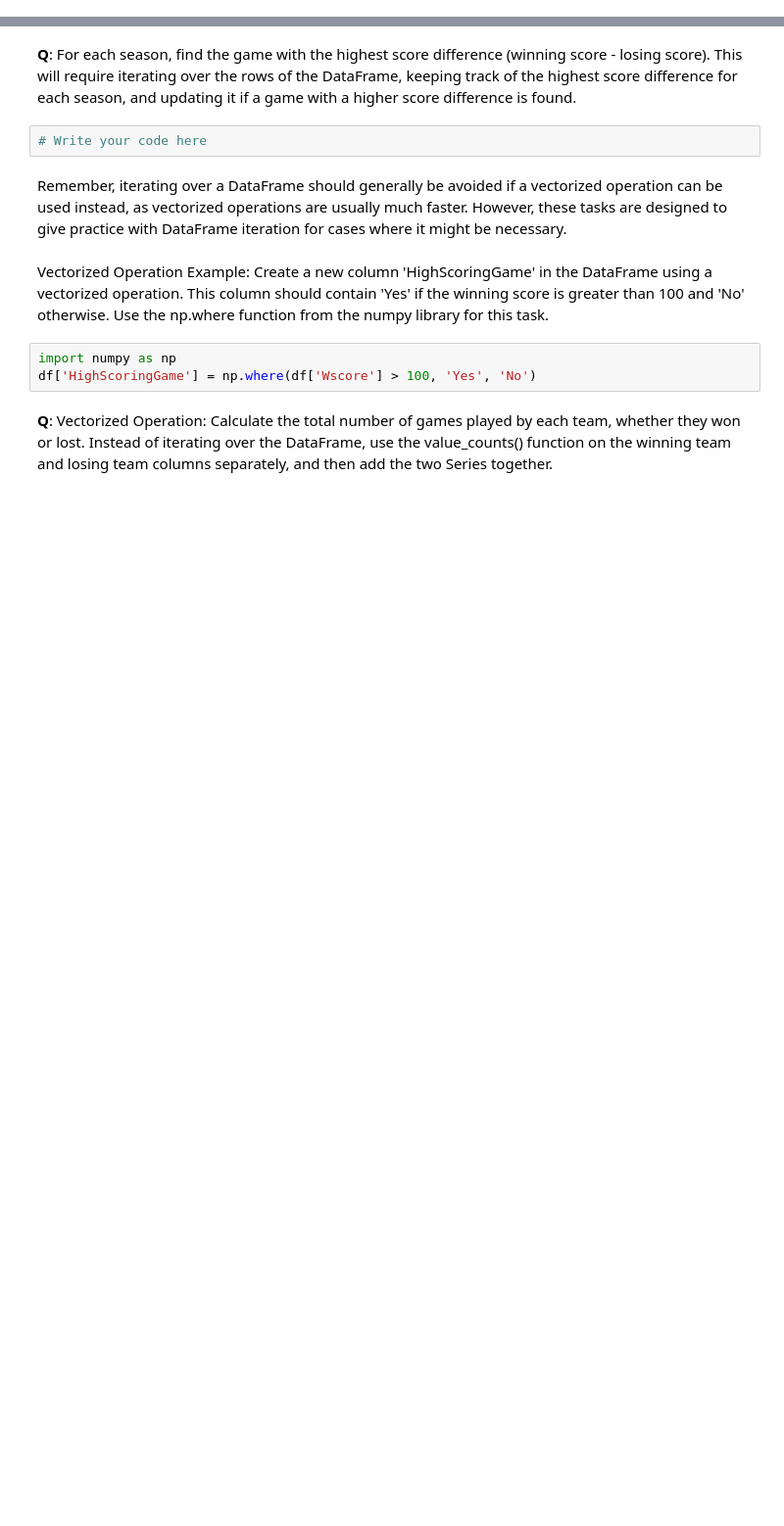
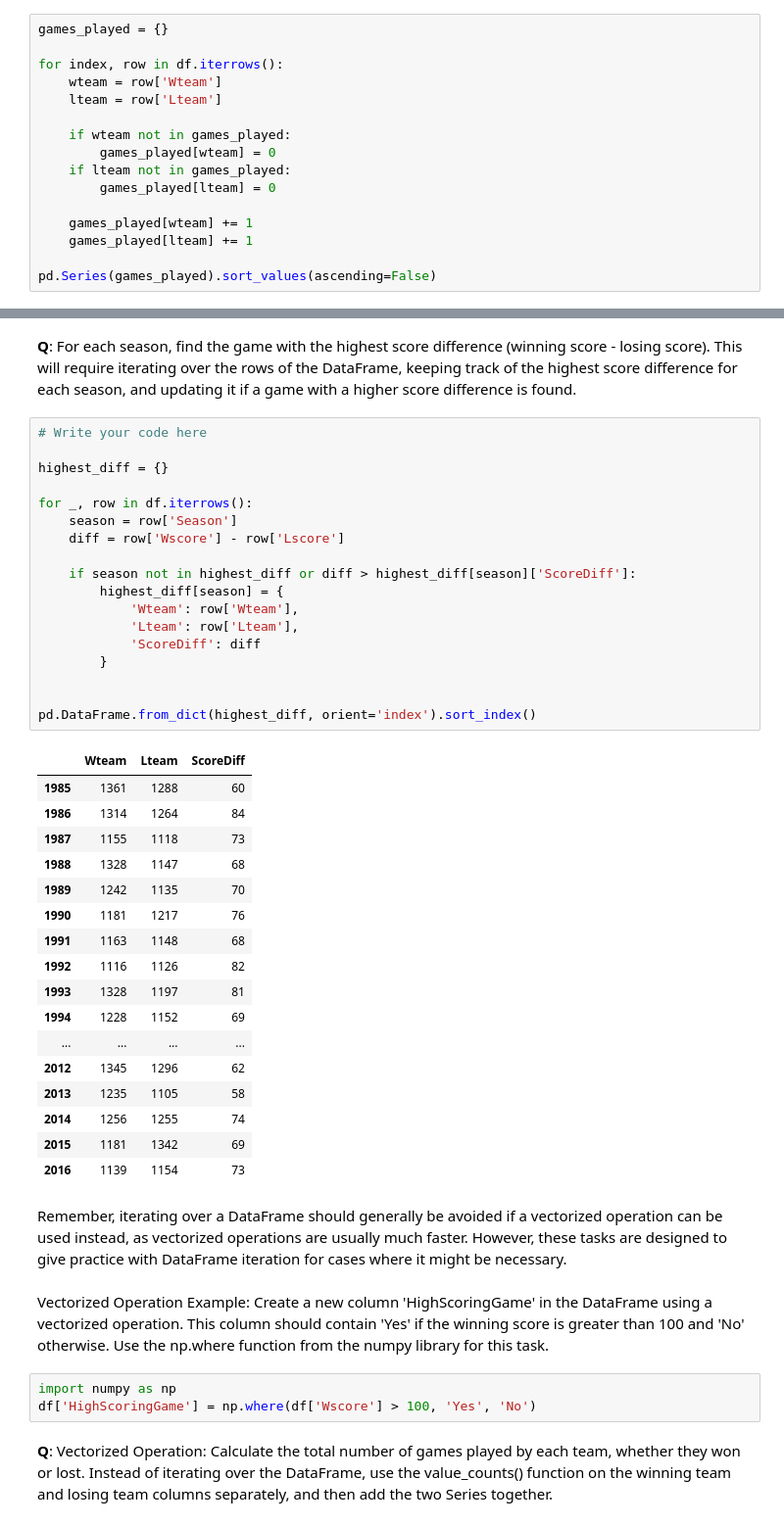
Before and after one commit to FrederikHelge/62444-Data-Visualistation, a Jupyter notebook: Individual_work/pd_s235458.ipynb, the cells around one changed output, grey strips where cells are left out. Shown at 98% size. Drawn from its saved outputs; the diff is of its cells as text; blank space fills up the shorter version.

```diff
--- a/Individual_work/pd_s235458.ipynb
+++ b/Individual_work/pd_s235458.ipynb
@@ -385,0 +618,16 @@ Name: 1, dtype: object
+# %%
+games_played = {}
+
+for index, row in df.iterrows():
+    wteam = row['Wteam']
+    lteam = row['Lteam']
+
+    if wteam not in games_played:
+        games_played[wteam] = 0
+    if lteam not in games_played:
+        games_played[lteam] = 0
+
+    games_played[wteam] += 1
+    games_played[lteam] += 1
+
+pd.Series(games_played).sort_values(ascending=False)
@@ -386,7 +647,41 @@ Name: 1, dtype: object
 # %% [markdown]
 **Q**: For each season, find the game with the highest score difference (winning score - losing score). This will require iterating over the rows of the DataFrame, keeping track of the highest score difference for each season, and updating it if a game with a higher score difference is found.
-# %%
-# Write your code here
+# %%
+# Write your code here
+
+highest_diff = {}
+
+for _, row in df.iterrows():
+    season = row['Season']
+    diff = row['Wscore'] - row['Lscore']
+
+    if season not in highest_diff or diff > highest_diff[season]['ScoreDiff']:
+        highest_diff[season] = {
+            'Wteam': row['Wteam'],
+            'Lteam': row['Lteam'],
+            'ScoreDiff': diff
+        }
+
+
+pd.DataFrame.from_dict(highest_diff, orient='index').sort_index()
+# %% [output]
+|  | Wteam | Lteam | ScoreDiff |
+| 1985 | 1361 | 1288 | 60 |
+| 1986 | 1314 | 1264 | 84 |
+| 1987 | 1155 | 1118 | 73 |
+| 1988 | 1328 | 1147 | 68 |
+| 1989 | 1242 | 1135 | 70 |
+| 1990 | 1181 | 1217 | 76 |
+| 1991 | 1163 | 1148 | 68 |
+| 1992 | 1116 | 1126 | 82 |
+| 1993 | 1328 | 1197 | 81 |
+| 1994 | 1228 | 1152 | 69 |
+| ... | ... | ... | ... |
+| 2012 | 1345 | 1296 | 62 |
+| 2013 | 1235 | 1105 | 58 |
+| 2014 | 1256 | 1255 | 74 |
+| 2015 | 1181 | 1342 | 69 |
+| 2016 | 1139 | 1154 | 73 |
 # %% [markdown]
 Remember, iterating over a DataFrame should generally be avoided if a vectorized operation can be used instead, as vectorized operations are usually much faster. However, these tasks are designed to give practice with DataFrame iteration for cases where it might be necessary.
 # %% [markdown]
```
Also changed, not shown: parts of 39 cells of this notebook.
